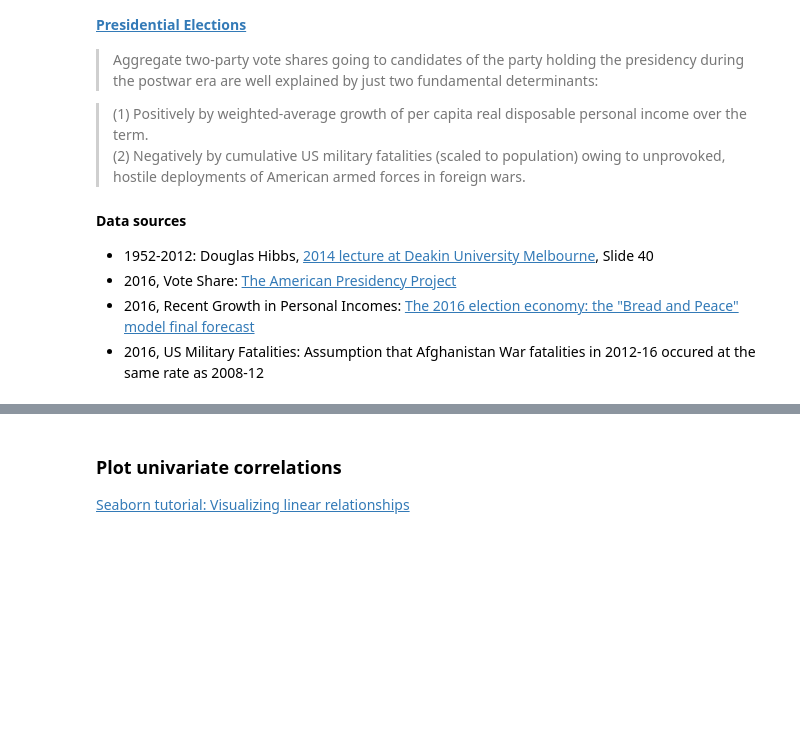
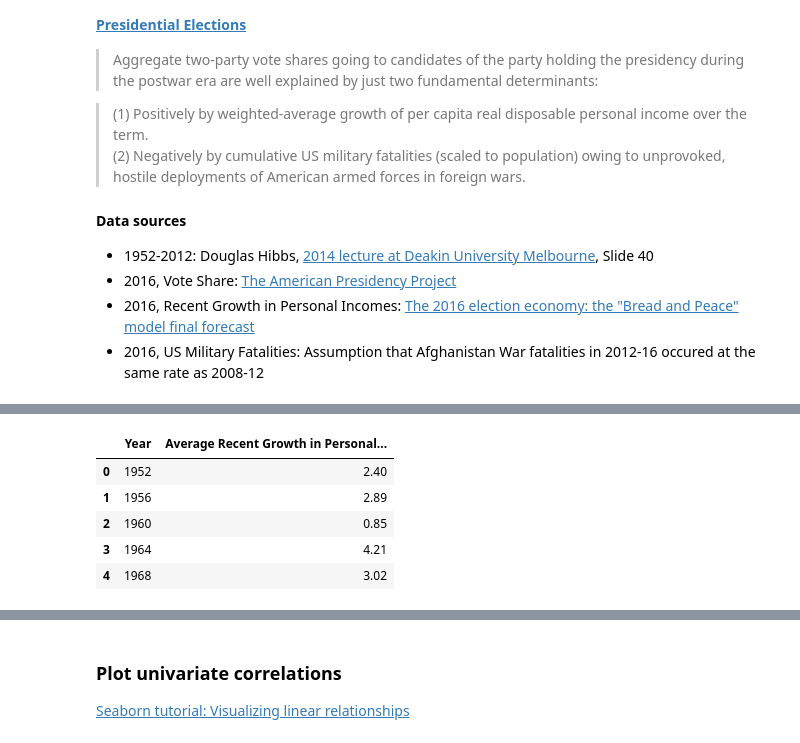
Before and after one commit to LambdaSchool/DEPRECATED-DS-Unit-2-Linear-Models, a Jupyter notebook: module3-understanding-linear-regression/understanding_linear_regression.ipynb, the cells around one changed output, grey strips where cells are left out. Saved outputs shown, nothing was run; the diff lists cells and outputs as text; code cells hidden in the pictures; blank space fills up the shorter version.

```diff
--- a/module3-understanding-linear-regression/understanding_linear_regression.ipynb
+++ b/module3-understanding-linear-regression/understanding_linear_regression.ipynb
@@ -132,6 +141,15 @@ data = [[1952,2.40],
         [2016, .10]]
 
 growth = pd.DataFrame(data=data, columns=columns)
+# %%
+growth.head()
+# %% [output]
+|  | Year | Average Recent Growth in Personal... |
+| 0 | 1952 | 2.40 |
+| 1 | 1956 | 2.89 |
+| 2 | 1960 | 0.85 |
+| 3 | 1964 | 4.21 |
+| 4 | 1968 | 3.02 |
 # %%
 """
 Fatalities denotes the cumulative number of American military
```
Also changed, not shown: parts of 4 cells of this notebook, 9 other files.
